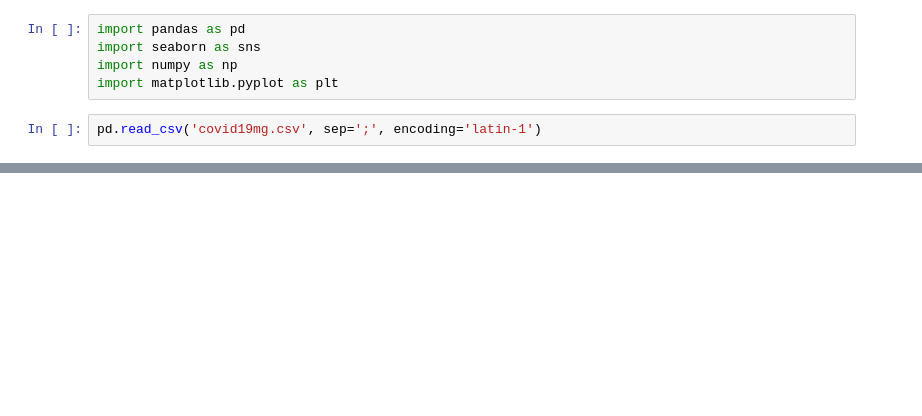
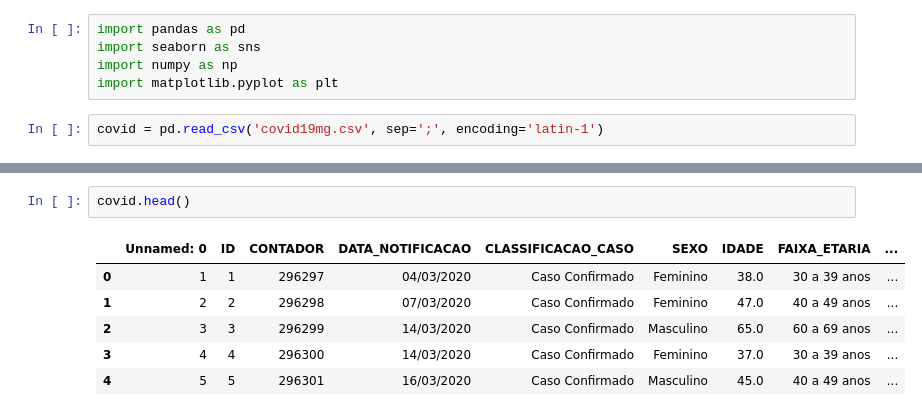
Before and after one commit to vianaerica/covidPy, a Jupyter notebook: covidPy.ipynb, the cells around one changed output, grey strips where cells are left out. Saved outputs shown, nothing was run; the diff lists cells and outputs as text; blank space fills up the shorter version.

```diff
--- a/covidPy.ipynb
+++ b/covidPy.ipynb
@@ -6,4 +6,4 @@ import seaborn as sns
 import numpy as np
 import matplotlib.pyplot as plt
 # %%
-pd.read_csv('covid19mg.csv', sep=';', encoding='latin-1')
+covid = pd.read_csv('covid19mg.csv', sep=';', encoding='latin-1')
@@ -23,0 +26,9 @@ pd.read_csv('covid19mg.csv', sep=';', encoding='latin-1')
+# %%
+covid.head()
+# %% [output]
+|  | Unnamed: 0 | ID | CONTADOR | DATA_NOTIFICACAO | CLASSIFICACAO_CASO | SEXO | IDADE | FAIXA_ETARIA | ... |
+| 0 | 1 | 1 | 296297 | 04/03/2020 | Caso Confirmado | Feminino | 38.0 | 30 a 39 anos | ... |
+| 1 | 2 | 2 | 296298 | 07/03/2020 | Caso Confirmado | Feminino | 47.0 | 40 a 49 anos | ... |
+| 2 | 3 | 3 | 296299 | 14/03/2020 | Caso Confirmado | Masculino | 65.0 | 60 a 69 anos | ... |
+| 3 | 4 | 4 | 296300 | 14/03/2020 | Caso Confirmado | Feminino | 37.0 | 30 a 39 anos | ... |
+| 4 | 5 | 5 | 296301 | 16/03/2020 | Caso Confirmado | Masculino | 45.0 | 40 a 49 anos | ... |
```
Also changed, not shown: parts of 5 cells of this notebook.
